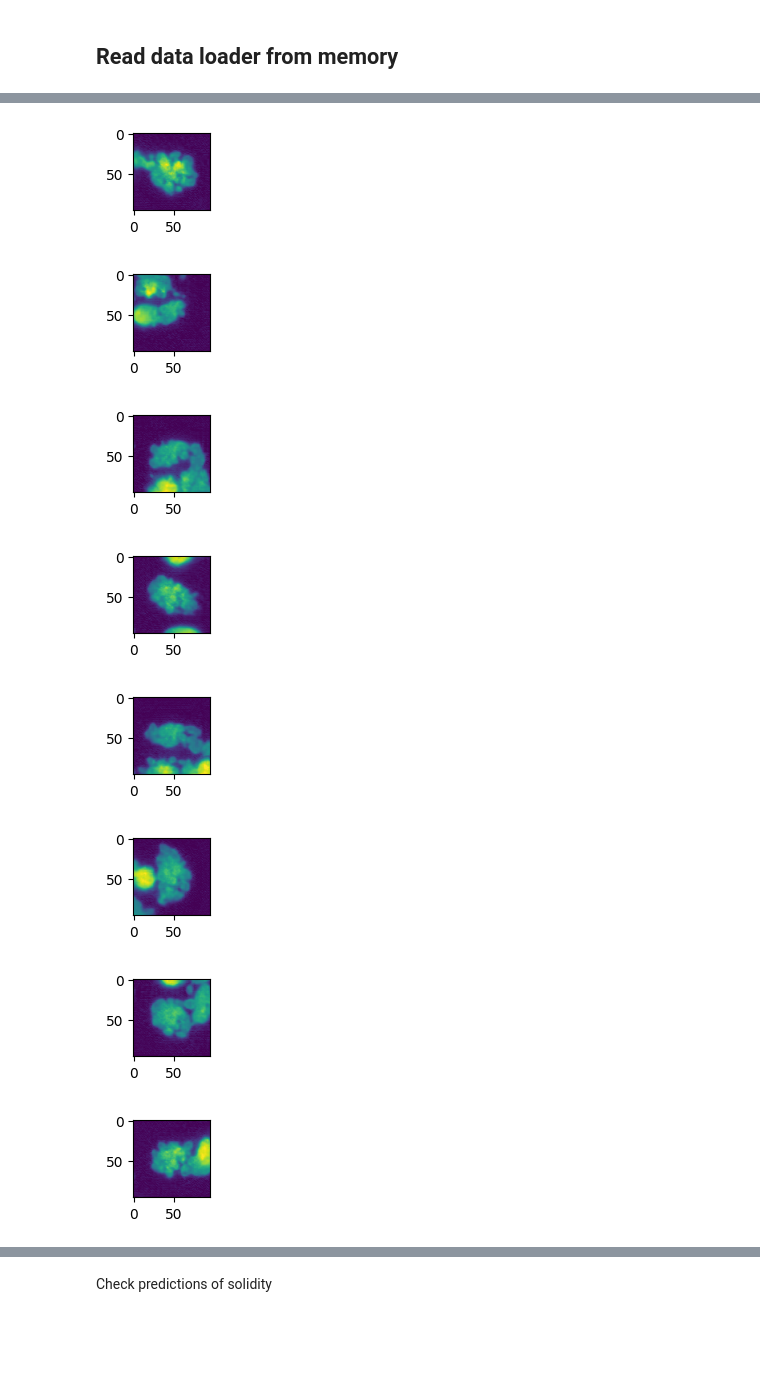
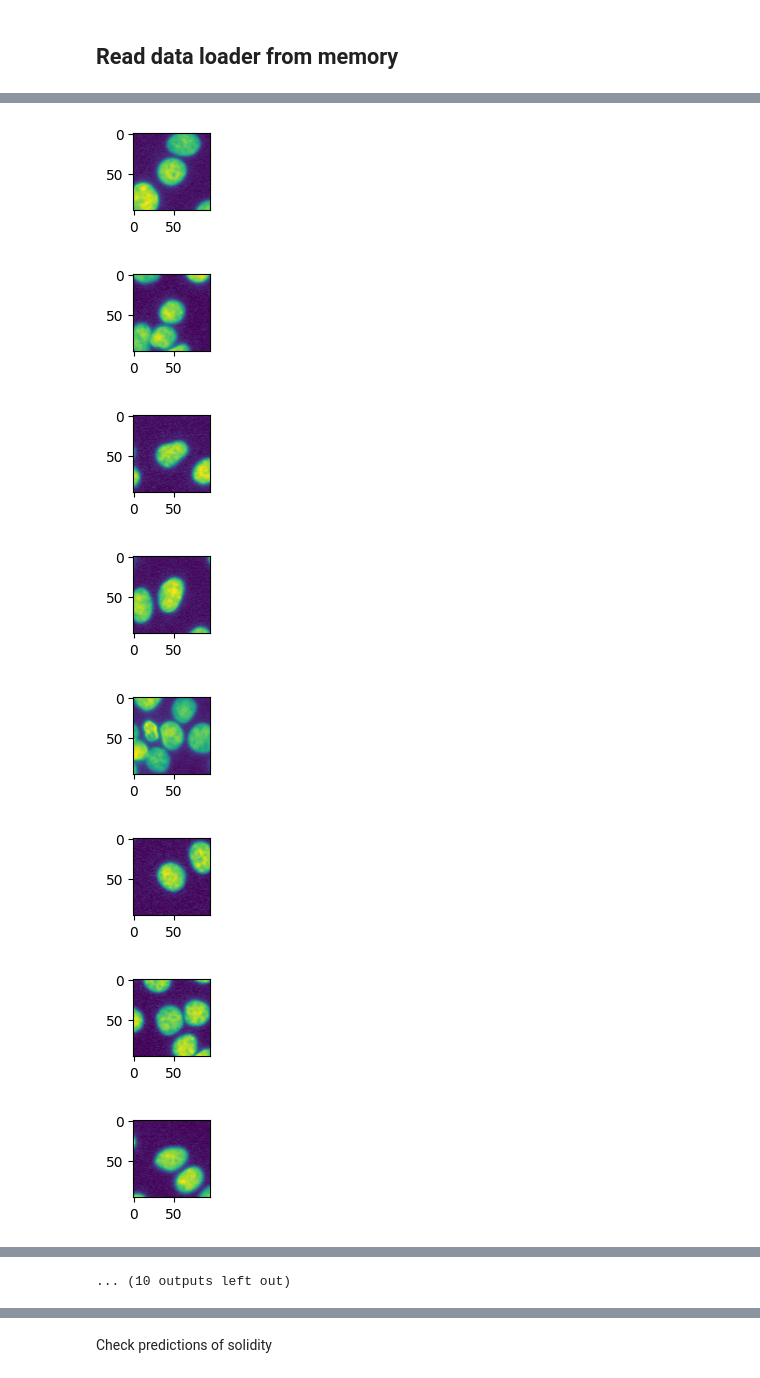
Before and after one commit to theislab/IMPA, a Jupyter notebook: notebooks/cpg0000/corrections_old_paper/strong_weak_drugs.ipynb, the cells around one changed output, grey strips where cells are left out. Cells and saved outputs as stored; diff of their text form; code cells hidden in the pictures; blank space fills up the shorter version.

```diff
--- a/notebooks/cpg0000/corrections_old_paper/strong_weak_drugs.ipynb
+++ b/notebooks/cpg0000/corrections_old_paper/strong_weak_drugs.ipynb
@@ -253,5 +257,6 @@ image_path = Path("/home/icb/alessandro.palma/environment/IMPA/IMPA/project_fold
 # %%
-controls, transformed = transform_by_id(solver, dataloader, 100, "demecolcine", args)
+controls_demecolcine, transformed_demecolcine = transform_by_id(solver, dataloader, 100, "demecolcine", args)
 # %%
-plot_n_images(transformed[:,:,:,2], 10,(1,1))
+plot_n_images(controls_demecolcine[:,:,:,2], 10,(1,1))
+plot_n_images(transformed_demecolcine[:,:,:,2], 10,(1,1))
 # %% [output]
@@ -261,8 +266,8 @@ plot_n_images(transformed[:,:,:,2], 10,(1,1))
-[figure, old version]
+[figure, new version]
-[figure, old version]
+[figure, new version]
-[figure, old version]
+[figure, new version]
-[figure, old version]
+[figure, new version]
-[figure, old version]
+[figure, new version]
-[figure, old version]
+[figure, new version]
-[figure, old version]
+[figure, new version]
-[figure, old version]
+[figure, new version]
@@ -268,0 +275 @@ plot_n_images(transformed[:,:,:,2], 10,(1,1))
+... (10 outputs left out)
```
Also changed, not shown: parts of 16 cells of this notebook, 6 other files.
